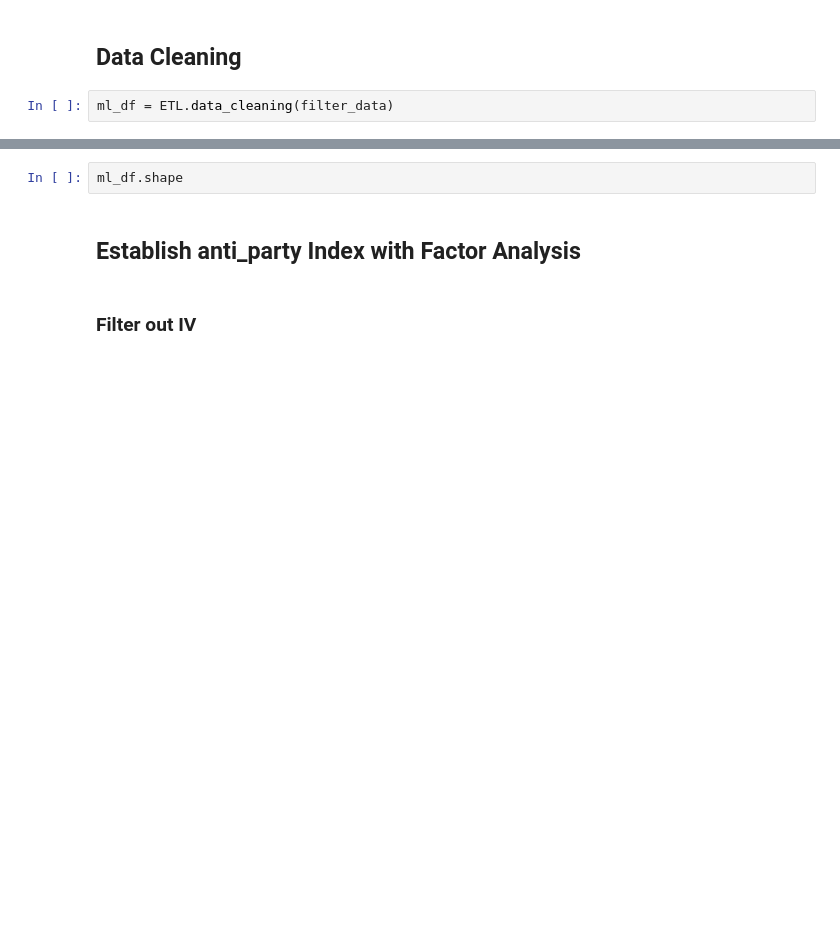
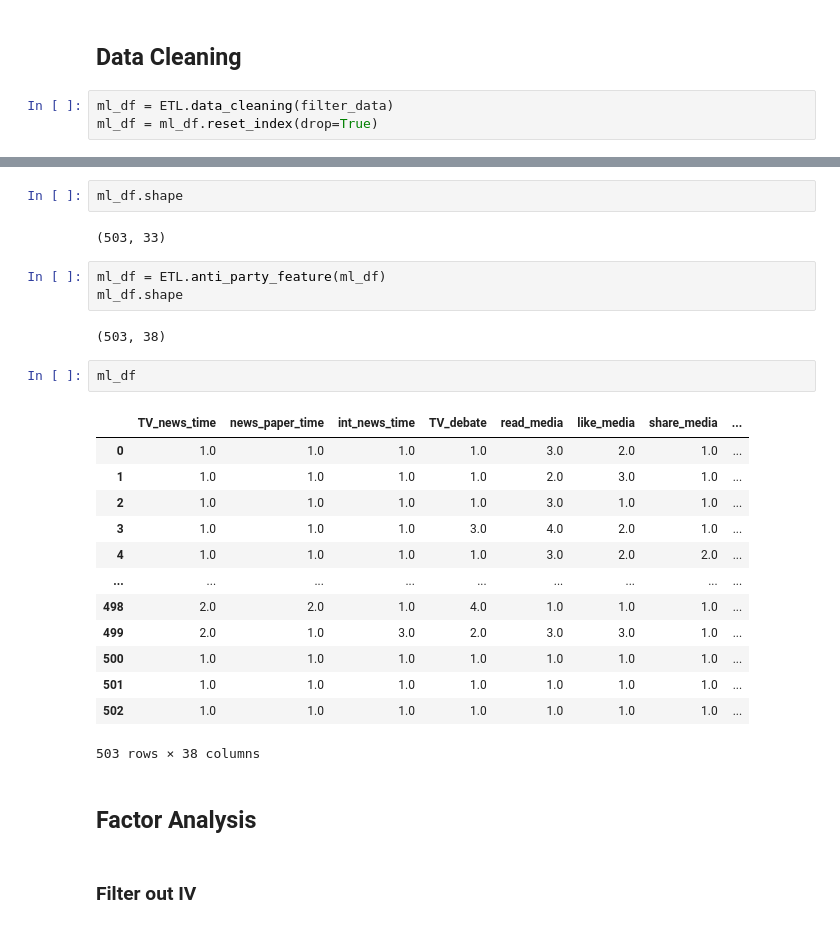
Before and after one commit to IsaacLee0904/Political_Socialization, a Jupyter notebook: media_political/anti_party_FAC.ipynb, the cells around one changed output, grey strips where cells are left out. Drawn from its saved outputs; the diff is of its cells as text; blank space fills up the shorter version.

```diff
--- a/media_political/anti_party_FAC.ipynb
+++ b/media_political/anti_party_FAC.ipynb
@@ -49,3 +51,4 @@ filter_data.drop(['您有絶對的權力決定是否要參與本研究。若您
 ## Data Cleaning
 # %%
 ml_df = ETL.data_cleaning(filter_data)
+ml_df = ml_df.reset_index(drop=True)
@@ -52,7 +73,30 @@ ml_df = ETL.data_cleaning(filter_data)
 # %%
 ml_df.shape
+# %% [output]
+(503, 33)
+# %%
+ml_df = ETL.anti_party_feature(ml_df)
+ml_df.shape
+# %% [output]
+(503, 38)
+# %%
+ml_df
+# %% [output]
+|  | TV_news_time | news_paper_time | int_news_time | TV_debate | read_media | like_media | share_media | ... |
+| 0 | 1.0 | 1.0 | 1.0 | 1.0 | 3.0 | 2.0 | 1.0 | ... |
+| 1 | 1.0 | 1.0 | 1.0 | 1.0 | 2.0 | 3.0 | 1.0 | ... |
+| 2 | 1.0 | 1.0 | 1.0 | 1.0 | 3.0 | 1.0 | 1.0 | ... |
+| 3 | 1.0 | 1.0 | 1.0 | 3.0 | 4.0 | 2.0 | 1.0 | ... |
+| 4 | 1.0 | 1.0 | 1.0 | 1.0 | 3.0 | 2.0 | 2.0 | ... |
+| ... | ... | ... | ... | ... | ... | ... | ... | ... |
+| 498 | 2.0 | 2.0 | 1.0 | 4.0 | 1.0 | 1.0 | 1.0 | ... |
+| 499 | 2.0 | 1.0 | 3.0 | 2.0 | 3.0 | 3.0 | 1.0 | ... |
+| 500 | 1.0 | 1.0 | 1.0 | 1.0 | 1.0 | 1.0 | 1.0 | ... |
+| 501 | 1.0 | 1.0 | 1.0 | 1.0 | 1.0 | 1.0 | 1.0 | ... |
+| 502 | 1.0 | 1.0 | 1.0 | 1.0 | 1.0 | 1.0 | 1.0 | ... |
+503 rows × 38 columns
 # %% [markdown]
-## Establish anti_party Index with Factor Analysis
+## Factor Analysis
 # %% [markdown]
 ### Filter out IV
 # %%
```
Also changed, not shown: parts of 19 cells of this notebook, 5 other files.
